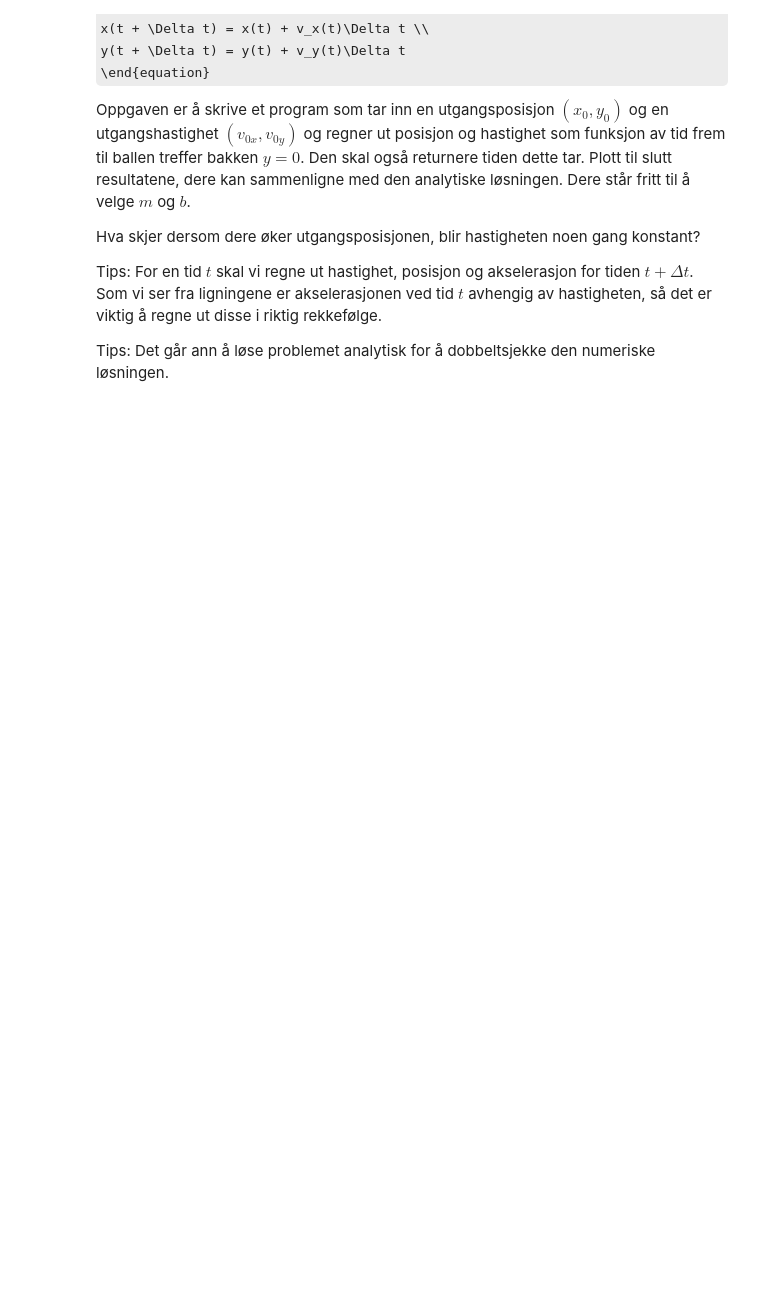
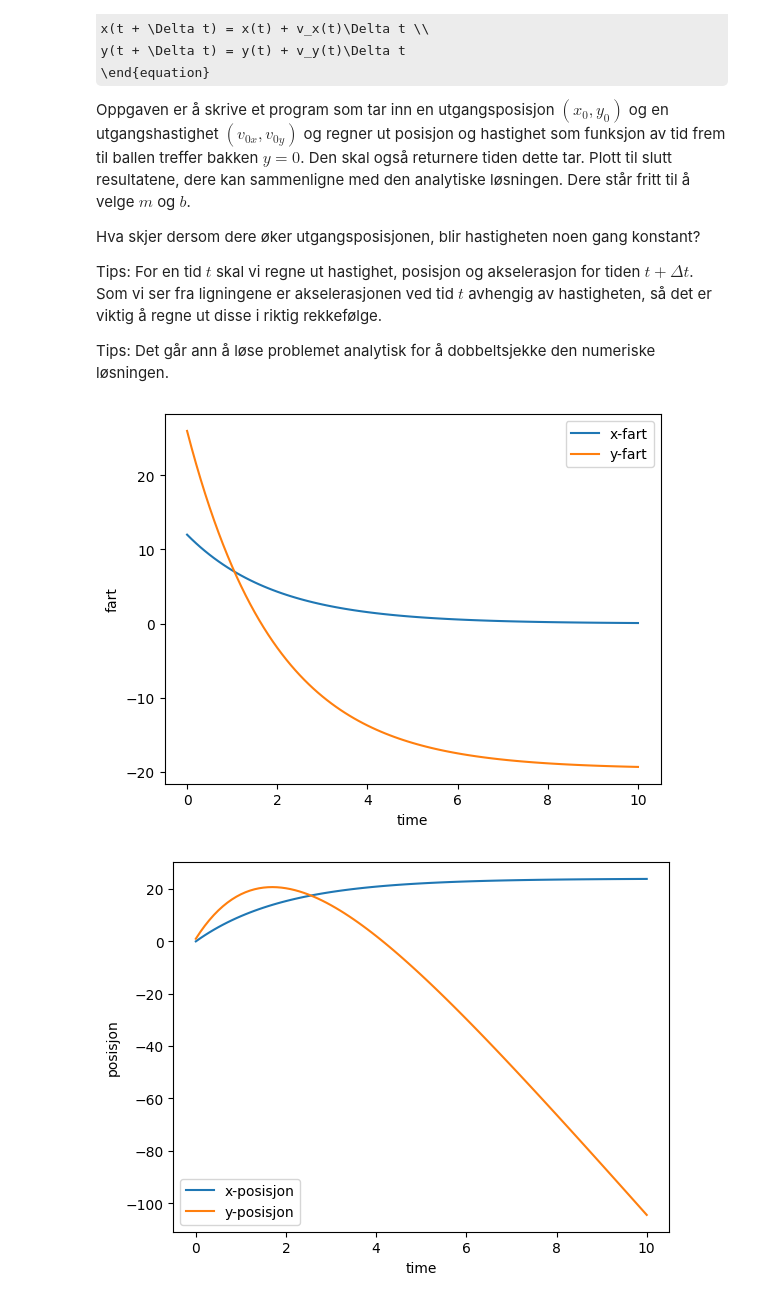
Before and after one commit to tncrdk/MekFys, a Jupyter notebook: Numerisk øving 2/Num_oving_2_FY1001.ipynb, the cells around one changed output. Drawn from its saved outputs; the diff is of its cells as text; code cells hidden in the pictures; some formulas as TeX source; blank space fills up the shorter version.

```diff
--- a/Numerisk øving 2/Num_oving_2_FY1001.ipynb
+++ b/Numerisk øving 2/Num_oving_2_FY1001.ipynb
@@ -251,0 +257,61 @@ Tips: Det går ann å løse problemet analytisk for å dobbeltsjekke den numeris
+# %%
+import numpy as np
+import matplotlib.pyplot as plt
+
+def euler_method(
+        delta_t: float,
+        vel_0: tuple[float],
+        pos_0: tuple[float],
+        duration: float,
+        m: float = 1,
+        b: float = 0.5,
+        g: float = 9.81
+    ) -> tuple[tuple[float]]:
+    """
+    docs
+    """
+    vx_arr = np.zeros(duration)
+    vy_arr =  np.zeros(duration)
+    x_arr = np.zeros(duration)
+    y_arr = np.zeros(duration)
+    vx_arr[0], vy_arr[0] = vel_0
+    x_arr[0], y_arr[0] = pos_0
+
+    for i in range(1, duration):
+        vx_arr[i] = vx_arr[i-1] - b / m * vx_arr[i-1] * delta_t
+        vy_arr[i] = vy_arr[i-1] - (g + b / m * vy_arr[i-1]) * delta_t
+        x_arr[i] = x_arr[i-1] + vx_arr[i-1]*delta_t
+        y_arr[i] = y_arr[i-1] + vy_arr[i-1]*delta_t
+
+    return (vx_arr, vy_arr), (x_arr, y_arr)
+
+def main():
+    delta_t = 0.1
+    vel_0 = (12, 26)
+    pos_0 = (0, 1)
+    time_start = 0
+    time_stop = 10
+    duration = int((time_stop - time_start) / delta_t) + 1
+    times = np.linspace(time_start, time_stop, duration)
+
+    vel_arr, pos_arr = euler_method(delta_t, vel_0, pos_0, duration)
+
+    plt.plot(times, vel_arr[0], label="x-fart")
+    plt.plot(times, vel_arr[1], label="y-fart")
+    plt.xlabel("time")
+    plt.ylabel("fart")
+    plt.legend()
+    plt.show()
+
+    plt.plot(times, pos_arr[0], label="x-posisjon")
+    plt.plot(times, pos_arr[1], label="y-posisjon")
+    plt.xlabel("time")
+    plt.ylabel("posisjon")
+    plt.legend()
+    plt.show()
+
+
+main()
+# %% [output]
+[figure, added]
+[figure, added]
```
Also changed, not shown: parts of 3 cells of this notebook.
